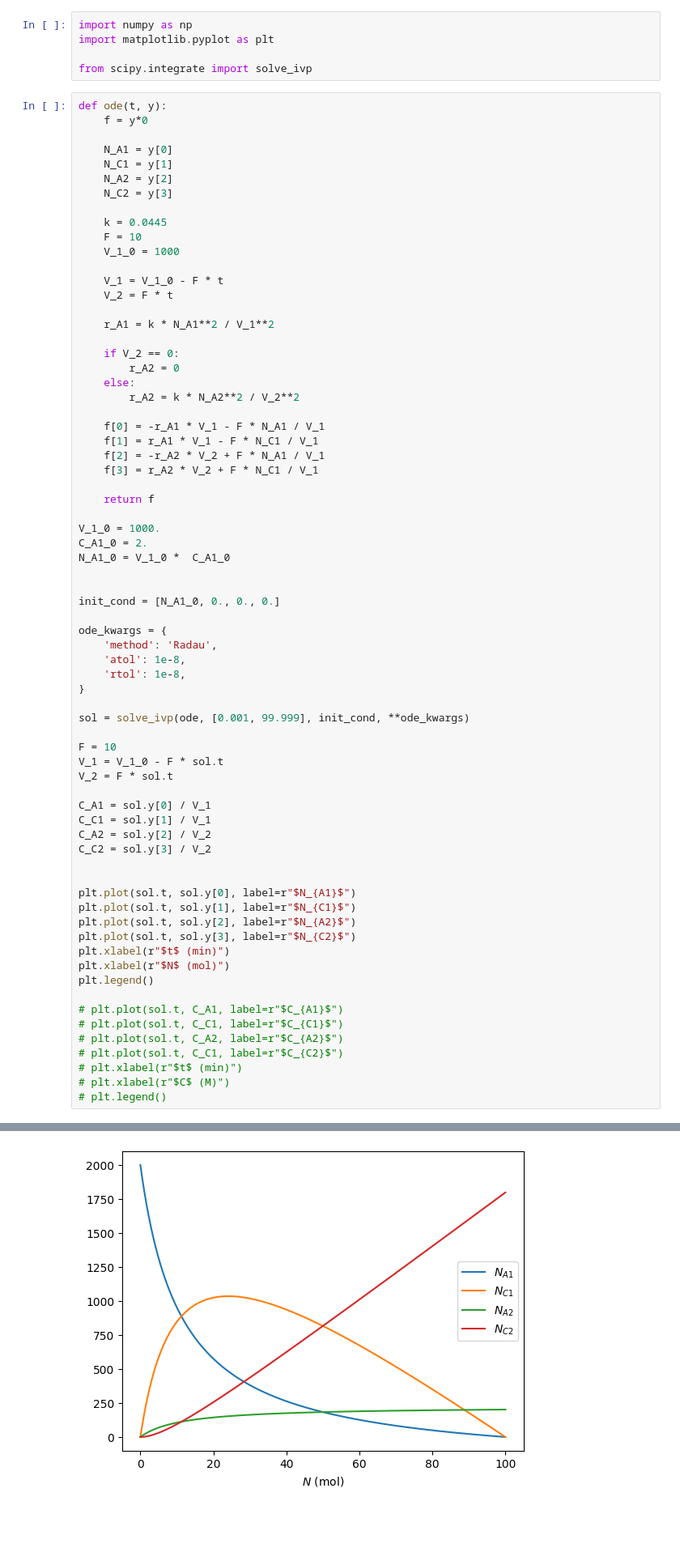
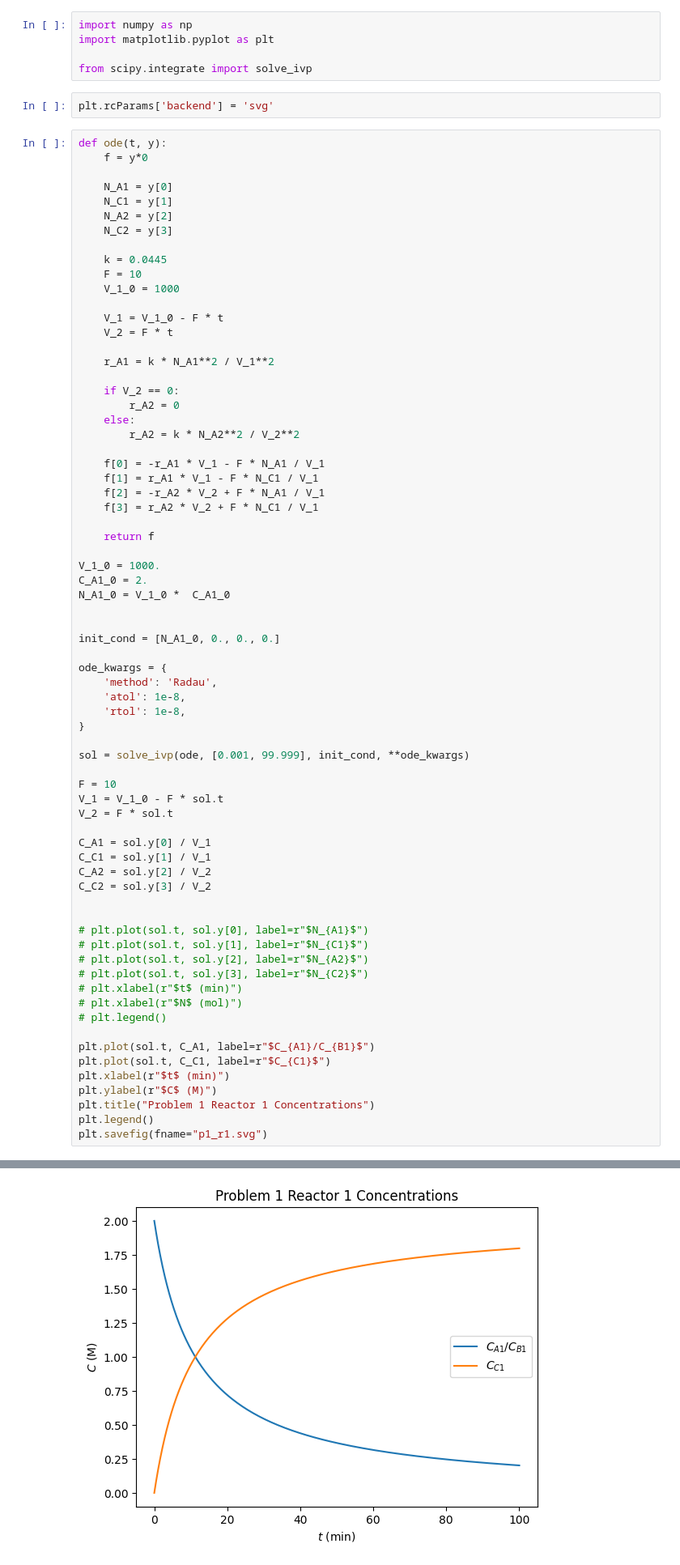
Before and after one commit to nibhscripta/Spring-2023, a Jupyter notebook: CHEN 364/CHEN 364 HW5/CHEN364_HW5.ipynb, the cells around one changed output, grey strips where cells are left out. Shown at 81% size. Drawn from its saved outputs; the diff is of its cells as text; blank space fills up the shorter version.

```diff
--- a/CHEN 364/CHEN 364 HW5/CHEN364_HW5.ipynb
+++ b/CHEN 364/CHEN 364 HW5/CHEN364_HW5.ipynb
@@ -3,6 +3,8 @@ import numpy as np
 import matplotlib.pyplot as plt
 
 from scipy.integrate import solve_ivp
+# %%
+plt.rcParams['backend'] = 'svg'
 # %%
 def ode(t, y):
     f = y*0
@@ -58,19 +60,19 @@ C_A2 = sol.y[2] / V_2
 C_C2 = sol.y[3] / V_2
 
 
-plt.plot(sol.t, sol.y[0], label=r"$N_{A1}$")
-plt.plot(sol.t, sol.y[1], label=r"$N_{C1}$")
-plt.plot(sol.t, sol.y[2], label=r"$N_{A2}$")
-plt.plot(sol.t, sol.y[3], label=r"$N_{C2}$")
+# plt.plot(sol.t, sol.y[0], label=r"$N_{A1}$")
+# plt.plot(sol.t, sol.y[1], label=r"$N_{C1}$")
+# plt.plot(sol.t, sol.y[2], label=r"$N_{A2}$")
+# plt.plot(sol.t, sol.y[3], label=r"$N_{C2}$")
+# plt.xlabel(r"$t$ (min)")
+# plt.xlabel(r"$N$ (mol)")
+# plt.legend()
+
+plt.plot(sol.t, C_A1, label=r"$C_{A1}/C_{B1}$")
+plt.plot(sol.t, C_C1, label=r"$C_{C1}$")
 plt.xlabel(r"$t$ (min)")
-plt.xlabel(r"$N$ (mol)")
+plt.ylabel(r"$C$ (M)")
+plt.title("Problem 1 Reactor 1 Concentrations")
 plt.legend()
-
-# plt.plot(sol.t, C_A1, label=r"$C_{A1}$")
-# plt.plot(sol.t, C_C1, label=r"$C_{C1}$")
-# plt.plot(sol.t, C_A2, label=r"$C_{A2}$")
-# plt.plot(sol.t, C_C1, label=r"$C_{C2}$")
-# plt.xlabel(r"$t$ (min)")
-# plt.xlabel(r"$C$ (M)")
-# plt.legend()
+plt.savefig(fname="p1_r1.svg")
 # %% [output]
@@ -78,2 +79,2 @@ plt.legend()
-[figure, old version]
+[figure, new version]
 # %%
```
Also changed, not shown: parts of 6 cells of this notebook, 11 other files.
